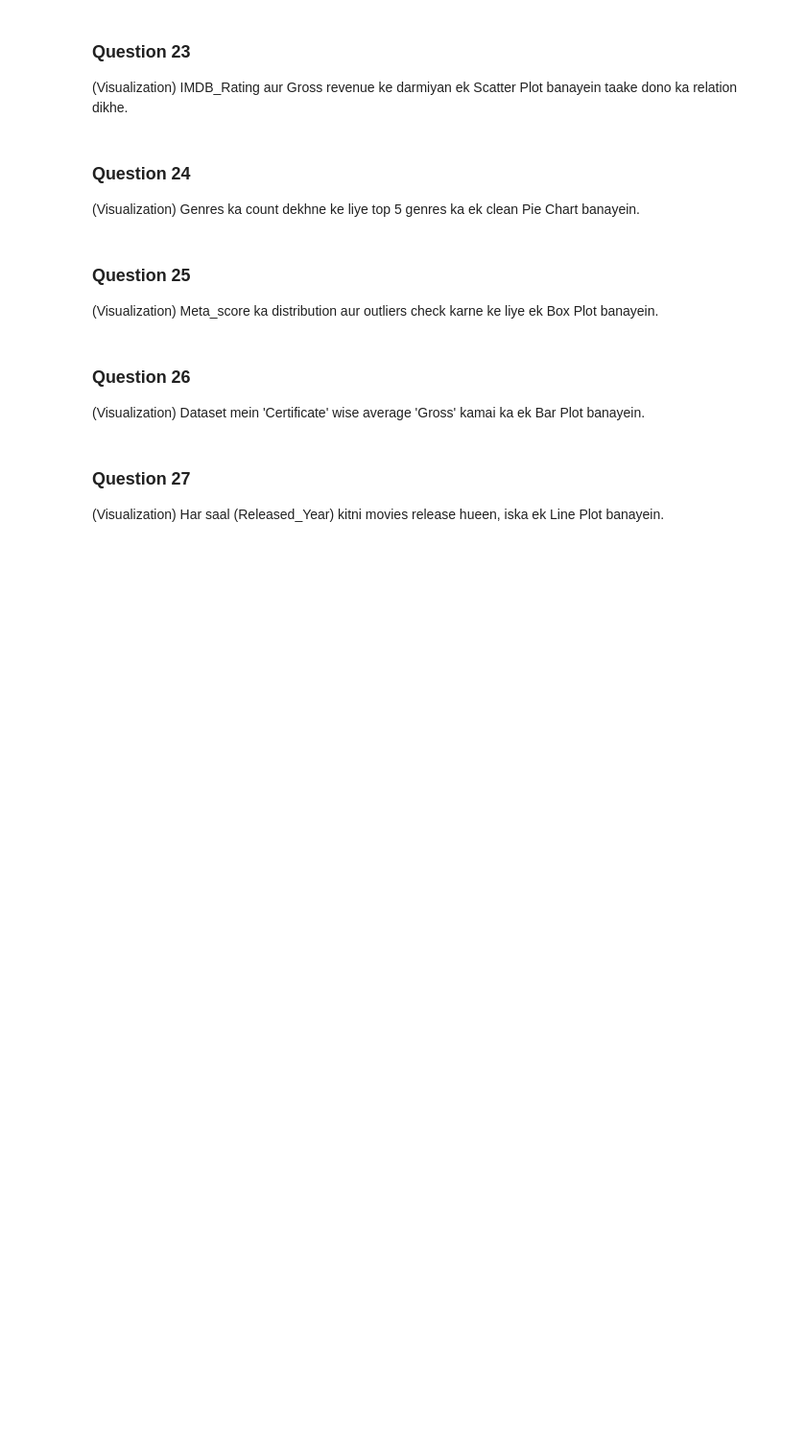
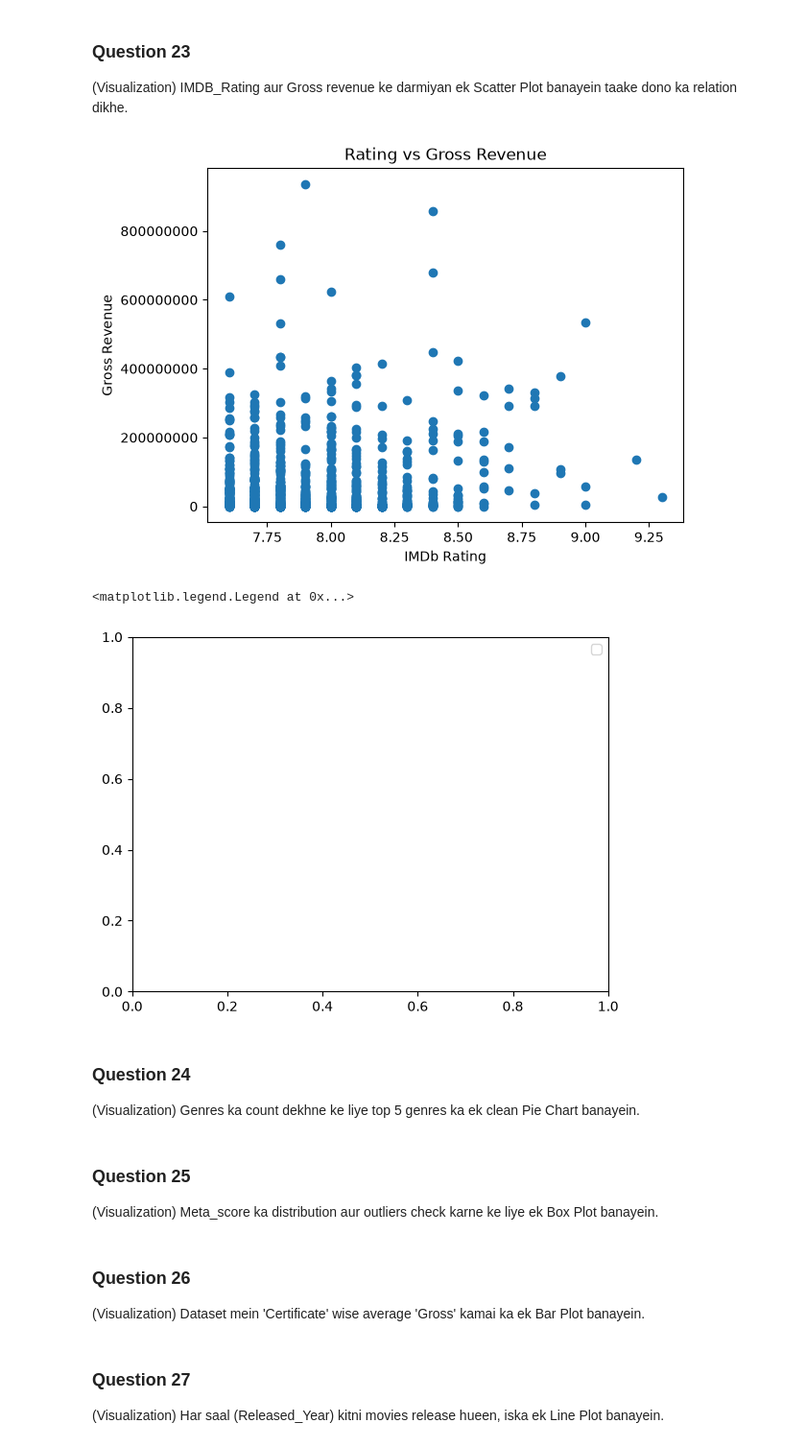
Before and after one commit to MohammadAmir31/DS, a Jupyter notebook: Movie_Data_Assignment.ipynb, the cells around one changed output. Shown at 96% size. Drawn from its saved outputs; the diff is of its cells as text; code cells hidden in the pictures; blank space fills up the shorter version.

```diff
--- a/Movie_Data_Assignment.ipynb
+++ b/Movie_Data_Assignment.ipynb
@@ -118,6 +337,23 @@ Year 1990 se 2000 (both inclusive) ke darmiyan release hone wali movies ki total
 # %% [markdown]
 ### **Question 23**
 (Visualization) IMDB_Rating aur Gross revenue ke darmiyan ek Scatter Plot banayein taake dono ka relation dikhe.
+# %%
+# df.IMDB_Rating
+# df.Gross
+# plt.xlabel(df.IMDB_Rating)
+# plt.ylabel(df.Gross)
+# df.info()
+plt.scatter(df["IMDB_Rating"], df["Gross"])
+plt.xlabel("IMDb Rating")
+plt.ylabel("Gross Revenue")
+plt.title("Rating vs Gross Revenue")
+plt.ticklabel_format(axis="y", style="plain")
+plt.show()
+# plt.legend()
+# %% [output]
+[figure, added]
+<matplotlib.legend.Legend at 0x...>
+[figure, added]
 # %% [markdown]
 ### **Question 24**
 (Visualization) Genres ka count dekhne ke liye top 5 genres ka ek clean Pie Chart banayein.
```
Also changed, not shown: parts of 19 cells of this notebook, 2 other files.
